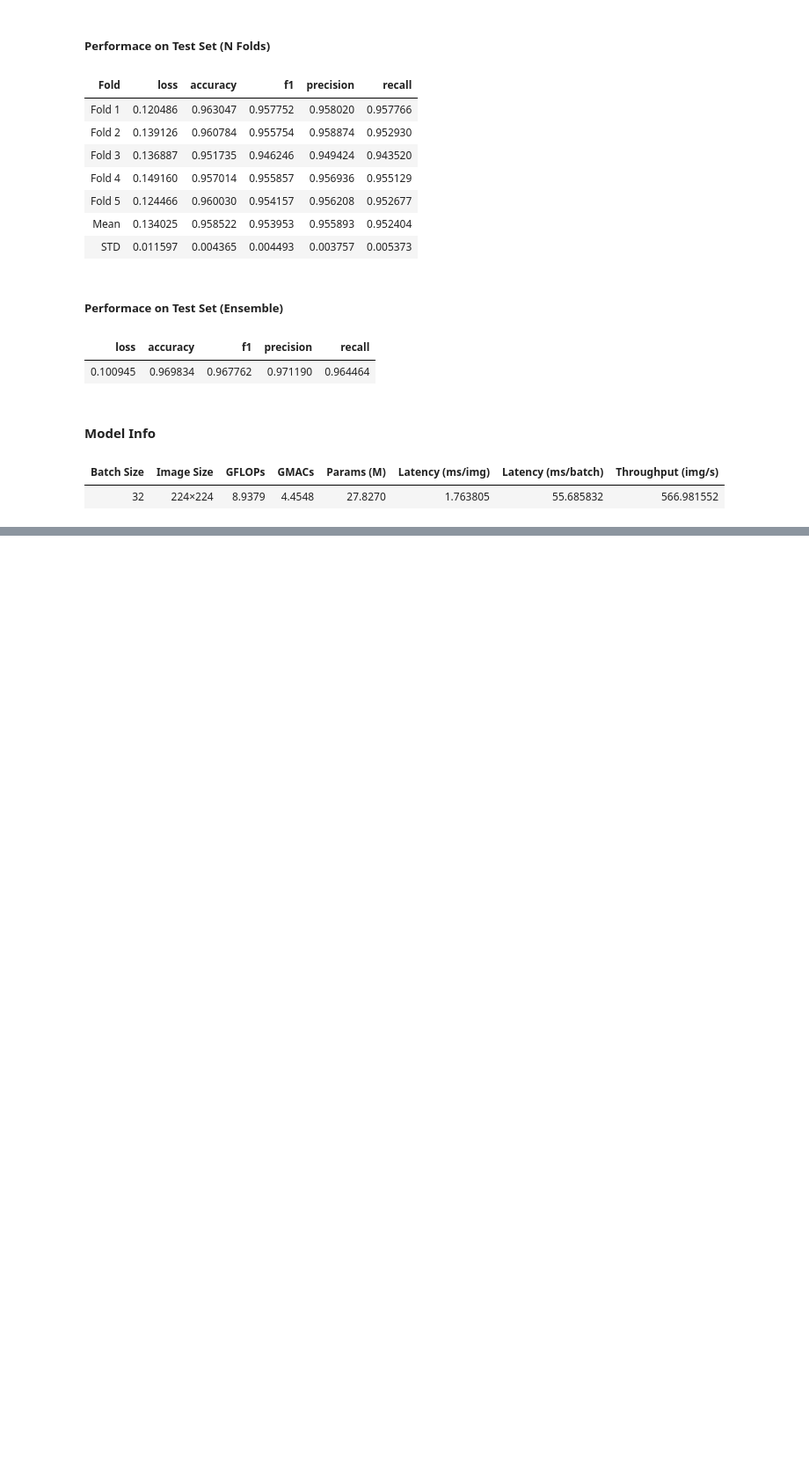
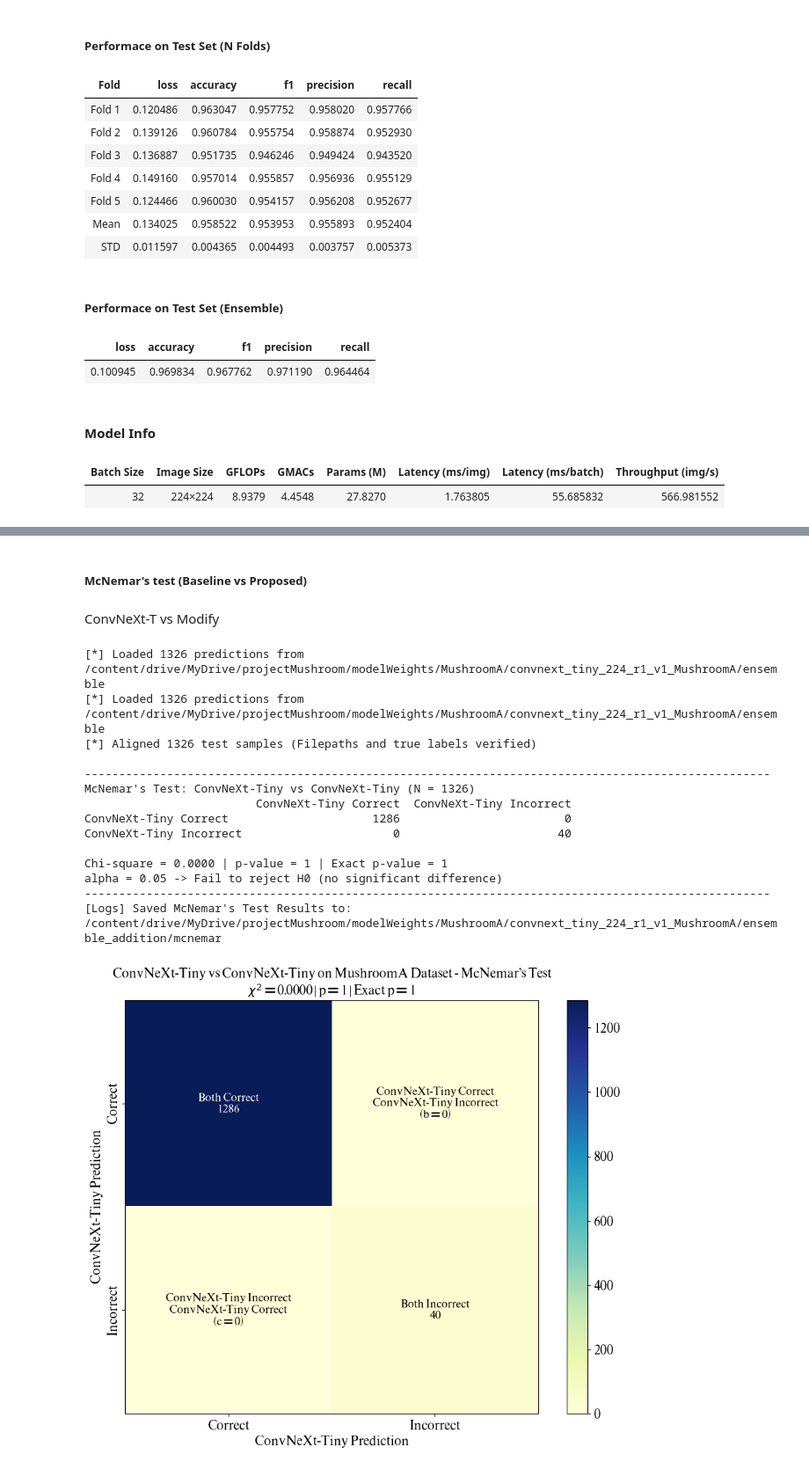
Before and after one commit to yanapatt/MarisaNeXt, a Jupyter notebook: notebooks/MushroomA/ConvNeXt_Tiny_224_MushroomA_R1_V1.ipynb, the cells around one changed output, grey strips where cells are left out. Shown at 88% size. Cells and saved outputs as stored; diff of their text form; code cells hidden in the pictures; blank space fills up the shorter version.

```diff
--- a/notebooks/MushroomA/ConvNeXt_Tiny_224_MushroomA_R1_V1.ipynb
+++ b/notebooks/MushroomA/ConvNeXt_Tiny_224_MushroomA_R1_V1.ipynb
@@ -690,0 +861,31 @@ display(model_summary_df.style.hide(axis="index"))
+# %% [markdown]
+##### **McNemar's test (Baseline vs Proposed)**
+# %% [markdown]
+ConvNeXt-T vs Modify
+# %%
+mcnemar_result_df, mcnemar_aligned_df = mcnemarTest.compare_mcnemar(
+    baseline_model_dir=mc_baseline_model_dir,
+    proposed_model_dir=mc_proposed_model_dir,
+    baseline_name=mc_baseline_name,
+    proposed_name=mc_proposed_name,
+    alpha=mc_alpha,
+    title=f'{mc_proposed_name} vs {mc_baseline_name} on {add_dataset_name} Dataset',
+    figsize=(10, 8),
+    **add_plot_kwargs,
+)
+# %% [output]
+[*] Loaded 1326 predictions from /content/drive/MyDrive/projectMushroom/modelWeights/MushroomA/convnext_tiny_224_r1_v1_MushroomA/ensemble
+[*] Loaded 1326 predictions from /content/drive/MyDrive/projectMushroom/modelWeights/MushroomA/convnext_tiny_224_r1_v1_MushroomA/ensemble
+[*] Aligned 1326 test samples (Filepaths and true labels verified)
+
+----------------------------------------------------------------------------------------------------
+McNemar's Test: ConvNeXt-Tiny vs ConvNeXt-Tiny (N = 1326)
+                         ConvNeXt-Tiny Correct  ConvNeXt-Tiny Incorrect
+ConvNeXt-Tiny Correct                     1286                        0
+ConvNeXt-Tiny Incorrect                      0                       40
+
+Chi-square = 0.0000 | p-value = 1 | Exact p-value = 1
+alpha = 0.05 -> Fail to reject H0 (no significant difference)
+----------------------------------------------------------------------------------------------------
+[Logs] Saved McNemar's Test Results to: /content/drive/MyDrive/projectMushroom/modelWeights/MushroomA/convnext_tiny_224_r1_v1_MushroomA/ensemble_addition/mcnemar
+[figure, added]
```
Also changed, not shown: parts of 15 cells of this notebook, 40 other files.
